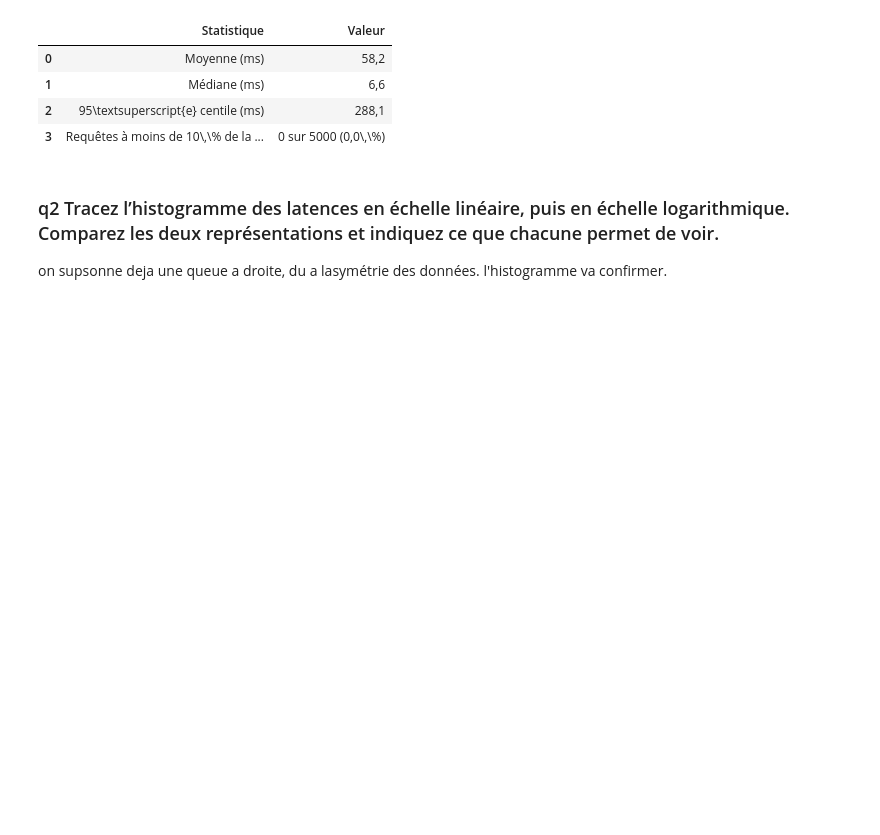
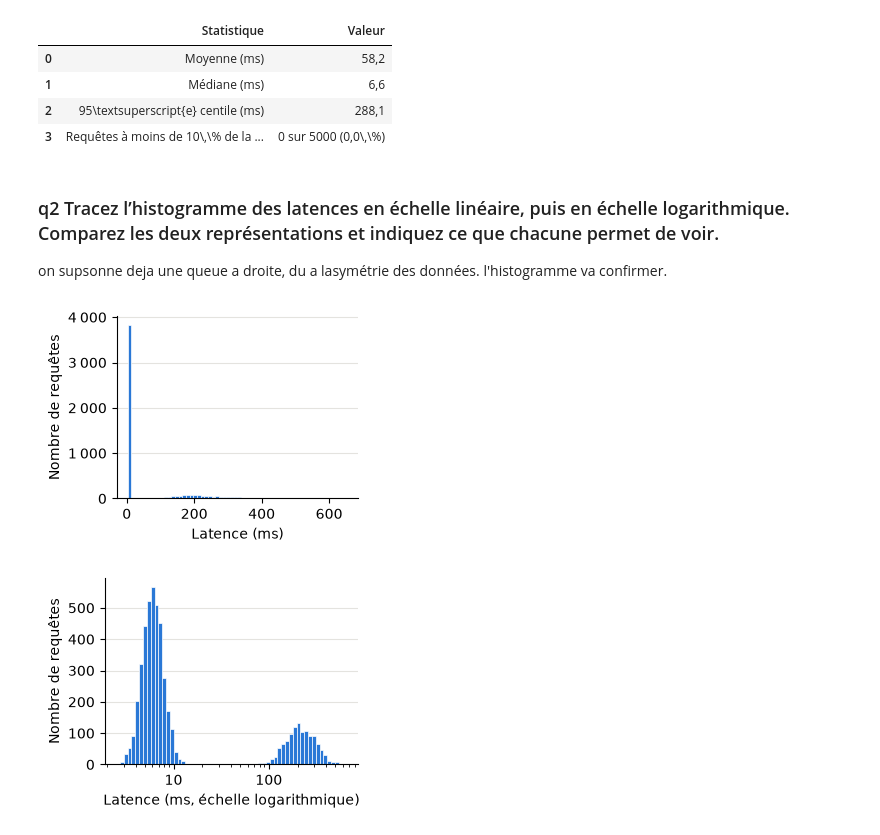
Before and after one commit to Dandalex/Devoir1ConceptStat, a Jupyter notebook: Dandrea_Devoir_I.ipynb, the cells around one changed output. Saved outputs shown, nothing was run; the diff lists cells and outputs as text; code cells hidden in the pictures; blank space fills up the shorter version.

```diff
--- a/Dandrea_Devoir_I.ipynb
+++ b/Dandrea_Devoir_I.ipynb
@@ -1513,3 +1513,42 @@ tableau écrit dans resultats/jeu4-Q1-latence.tex
 ### q2 Tracez l’histogramme des latences en échelle linéaire, puis en échelle logarithmique. Comparez les deux représentations et indiquez ce que chacune permet de voir.
 
 on supsonne deja une queue a droite, du a lasymétrie des données. l'histogramme va confirmer.
+# %%
+# [IA] Code généré par Claude : histogrammes des latences en échelle linéaire et logarithmique (jeu 4, Q2)
+# Deux figures séparées (une par échelle), placées côte à côte dans le rapport.
+# Échelle log : axe des x logarithmique et classes de largeur égale en log
+# (sinon les classes paraissent de plus en plus larges vers la droite).
+latence = df_j4["latence_ms"]
+n_classes = 60
+
+def mise_en_forme_hist(ax):
+    ax.set_ylabel("Nombre de requêtes")
+    ax.grid(axis="y", color="#e4e3df", linewidth=0.8)
+    ax.set_axisbelow(True)
+    for cote in ("top", "right"):
+        ax.spines[cote].set_visible(False)
+    ax.yaxis.set_major_formatter(lambda y, _: f"{y:,.0f}".replace(",", " "))
+
+# Échelle linéaire
+fig, ax = plt.subplots(figsize=(3.4, 2.6))
+ax.hist(latence, bins=n_classes, color="#2a78d6", edgecolor="white", linewidth=0.5)
+ax.set_xlabel("Latence (ms)")
+mise_en_forme_hist(ax)
+fig.tight_layout()
+fig.savefig(DOSSIER_FIGURES / "jeu4_hist_lin.pdf")
+plt.show()
+
+# Échelle logarithmique
+classes_log = np.logspace(np.log10(latence.min()), np.log10(latence.max()), n_classes + 1)
+fig, ax = plt.subplots(figsize=(3.4, 2.6))
+ax.hist(latence, bins=classes_log, color="#2a78d6", edgecolor="white", linewidth=0.5)
+ax.set_xscale("log")
+ax.set_xlabel("Latence (ms, échelle logarithmique)")
+ax.xaxis.set_major_formatter(lambda x, _: f"{x:g}".replace(".", ","))
+mise_en_forme_hist(ax)
+fig.tight_layout()
+fig.savefig(DOSSIER_FIGURES / "jeu4_hist_log.pdf")
+plt.show()
+# %% [output]
+[figure, added]
+[figure, added]
```
Also changed, not shown: 2 other files.
